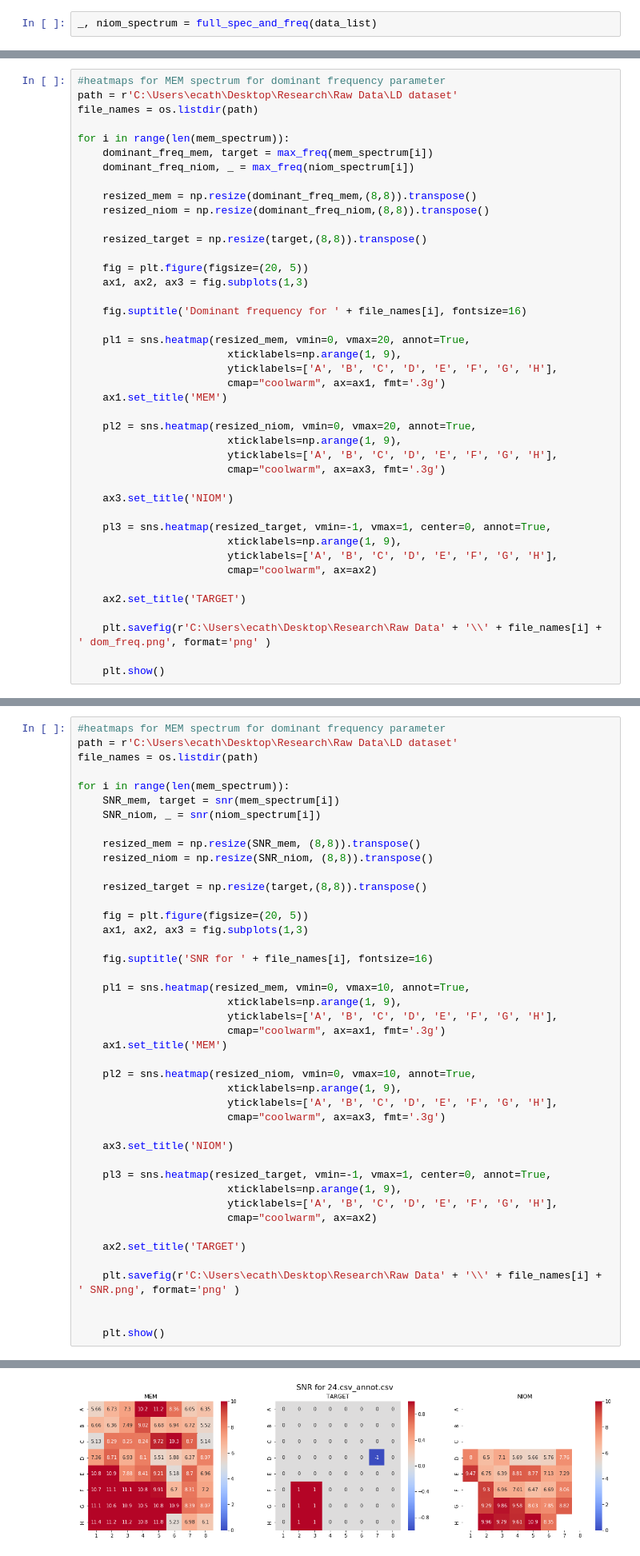
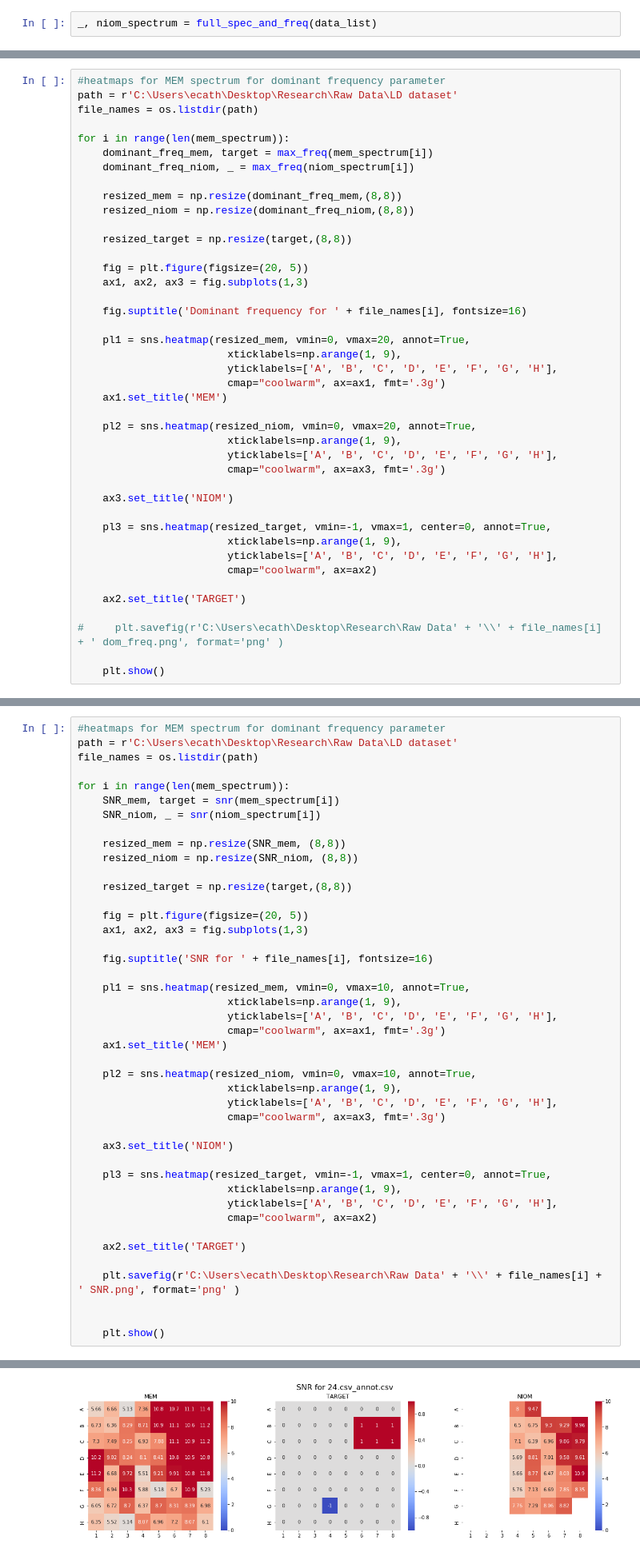
Before and after one commit to DersUzala/FFT, a Jupyter notebook: Heatmaps skript.ipynb, the cells around one changed output, grey strips where cells are left out. Shown at 80% size. Cells and saved outputs as stored; diff of their text form.

Commit message:
Heatmaps for max frequency and SNR (right shape)

```diff
--- a/Heatmaps skript.ipynb
+++ b/Heatmaps skript.ipynb
@@ -255,10 +255,10 @@ for i in range(len(mem_spectrum)):
     dominant_freq_mem, target = max_freq(mem_spectrum[i])
     dominant_freq_niom, _ = max_freq(niom_spectrum[i])
 
-    resized_mem = np.resize(dominant_freq_mem,(8,8)).transpose()
-    resized_niom = np.resize(dominant_freq_niom,(8,8)).transpose()
+    resized_mem = np.resize(dominant_freq_mem,(8,8))
+    resized_niom = np.resize(dominant_freq_niom,(8,8))
 
-    resized_target = np.resize(target,(8,8)).transpose()
+    resized_target = np.resize(target,(8,8))
 
     fig = plt.figure(figsize=(20, 5))
     ax1, ax2, ax3 = fig.subplots(1,3)
@@ -285,7 +285,7 @@ for i in range(len(mem_spectrum)):
 
     ax2.set_title('TARGET')
 
-    plt.savefig(r'C:\Users\ecath\Desktop\Research\Raw Data' + '\\' + file_names[i] + ' dom_freq.png', format='png' )
+#     plt.savefig(r'C:\Users\ecath\Desktop\Research\Raw Data' + '\\' + file_names[i] + ' dom_freq.png', format='png' )
 
     plt.show()
 # %% [output]
@@ -311,10 +311,10 @@ for i in range(len(mem_spectrum)):
     SNR_mem, target = snr(mem_spectrum[i])
     SNR_niom, _ = snr(niom_spectrum[i])
 
-    resized_mem = np.resize(SNR_mem, (8,8)).transpose()
-    resized_niom = np.resize(SNR_niom, (8,8)).transpose()
+    resized_mem = np.resize(SNR_mem, (8,8))
+    resized_niom = np.resize(SNR_niom, (8,8))
 
-    resized_target = np.resize(target,(8,8)).transpose()
+    resized_target = np.resize(target,(8,8))
 
     fig = plt.figure(figsize=(20, 5))
     ax1, ax2, ax3 = fig.subplots(1,3)
@@ -359 +359 @@ for i in range(len(mem_spectrum)):
-[figure, old version]
+[figure, new version]
```
Also changed, not shown: parts of 2 cells of this notebook.
